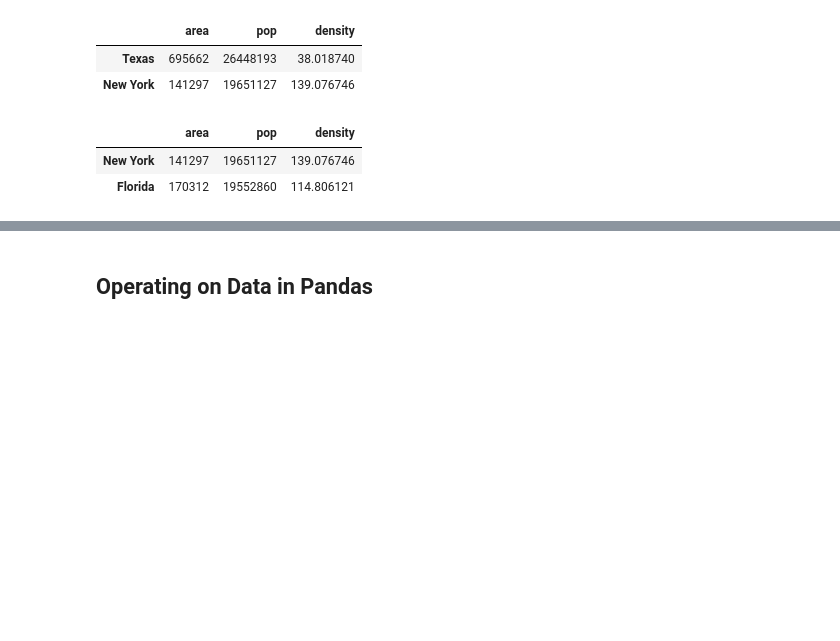
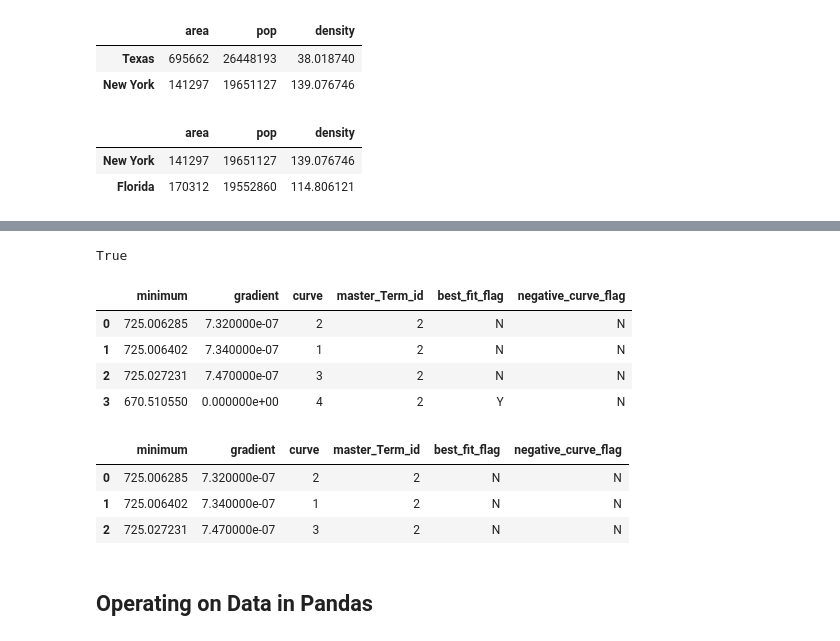
Before and after one commit to chen115y/MLOpsLearning, a Jupyter notebook: DataWrangling/Pandas.ipynb, the cells around one changed output, grey strips where cells are left out. Cells and saved outputs as stored; diff of their text form; code cells hidden in the pictures; blank space fills up the shorter version.

```diff
--- a/DataWrangling/Pandas.ipynb
+++ b/DataWrangling/Pandas.ipynb
@@ -597,3 +589,38 @@ data[data.density > 100]
+# %%
+# check if df1 data is the same of df2 data
+np.allclose(df1,df2)
+# %% [output]
+True
+# %%
+# more realistic example
+import pandas as pd
+
+# making data frame from csv file
+data = pd.read_csv("../datasets/rpt_hot_skills.csv")
+
+# replacing blank spaces with '_'
+data.columns =[column.replace(" ", "_") for column in data.columns]
+
+# filtering with query method
+data.query('master_Term_id == 2', inplace = True)
+
+# display
+data
+# %% [output]
+|  | minimum | gradient | curve | master_Term_id | best_fit_flag | negative_curve_flag |
+| 0 | 725.006285 | 7.320000e-07 | 2 | 2 | N | N |
+| 1 | 725.006402 | 7.340000e-07 | 1 | 2 | N | N |
+| 2 | 725.027231 | 7.470000e-07 | 3 | 2 | N | N |
+| 3 | 670.510550 | 0.000000e+00 | 4 | 2 | Y | N |
+# %%
+# filtering with query method
+data.query("best_fit_flag == 'N' and negative_curve_flag == 'N'", inplace = True)
+data
+# %% [output]
+|  | minimum | gradient | curve | master_Term_id | best_fit_flag | negative_curve_flag |
+| 0 | 725.006285 | 7.320000e-07 | 2 | 2 | N | N |
+| 1 | 725.006402 | 7.340000e-07 | 1 | 2 | N | N |
+| 2 | 725.027231 | 7.470000e-07 | 3 | 2 | N | N |
 # %% [markdown]
 ## Operating on Data in Pandas
 # %%
```
Also changed, not shown: parts of 134 cells of this notebook, 3 other files.
